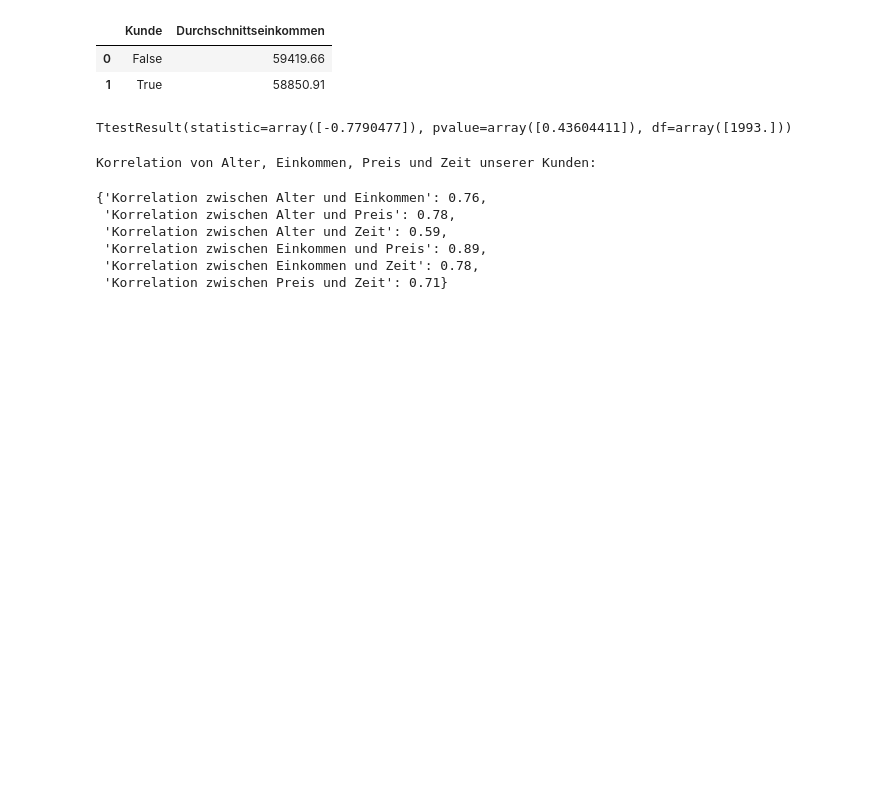
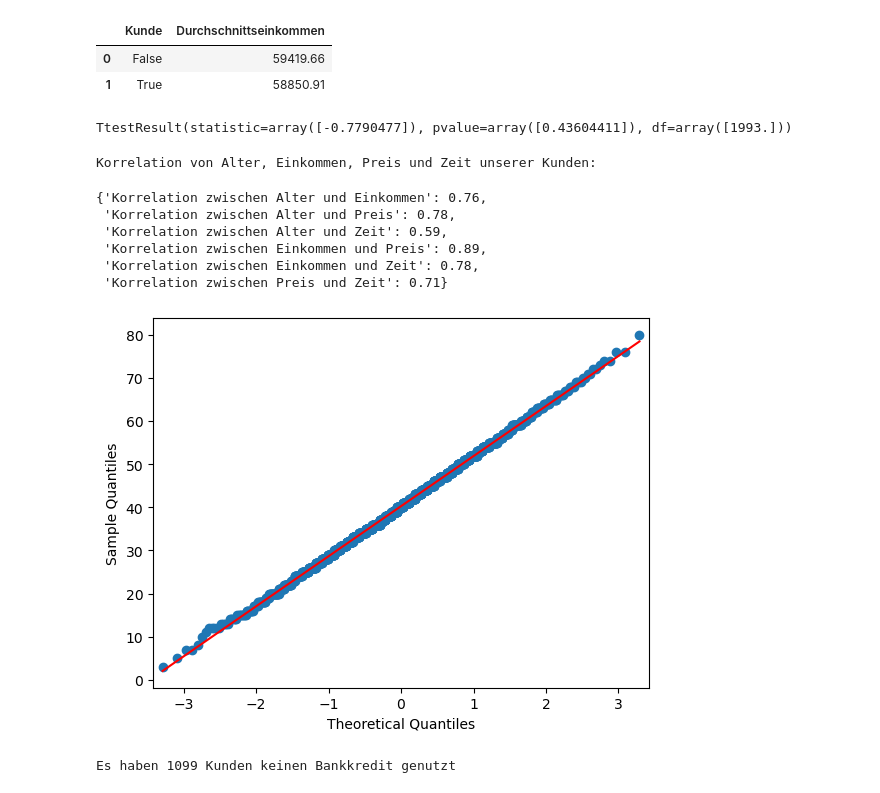
Before and after one commit to Rasger12/final_projectSS24_Group1, a Jupyter notebook: AlleAufgaben.ipynb, the cells around one changed output. Saved outputs shown, nothing was run; the diff lists cells and outputs as text; code cells hidden in the pictures; blank space fills up the shorter version.

Commit message:
Bis aufgabe 13 alles erledigt. Korrektur folgt noch.

```diff
--- a/AlleAufgaben.ipynb
+++ b/AlleAufgaben.ipynb
@@ -229,3 +229,11 @@ Korrelation von Alter, Einkommen, Preis und Zeit unserer Kunden:
  'Korrelation zwischen Preis und Zeit': 0.71}
 # %%
 # Aufgabe 12 - Testen Sie grafisch mit Hilfe eines qq-Plos, ob die Variable Zeit approximativ normalverteilt ist.
+# %%
+import statsmodels.api as sm
+# Mit statsmodels erzeugen wir einen qq Plot unserer Zeit Variable und legen die Normalvertielung (Rotelinie) darüber.
+# Zu sehen ist, dass die Variable Zeit approximativ normalverteilt ist.
+sm.qqplot(df["Zeit"], line="s")
+plt.show()
+# %% [output]
+[figure, added]
@@ -231,0 +244,11 @@ Korrelation von Alter, Einkommen, Preis und Zeit unserer Kunden:
+# %%
+#Bezug auf das vorherig erstellte DataFrame das nur Kundendaten enthält
+# Mit dr Funktion np.where erzeugen wir in diesem df_kunden eine neue Spalte mit der
+# Bedingung, dass das Einkommen größer als der Preis sein muss. Um Fehler zu vereiden Fragen wir ab ob der Preis > 1 ist.
+df_kunden["Kredit"] = np.where((df_kunden["Einkommen"] > df_kunden["Preis"]) & (df_kunden["Preis"] > 1),0,1)
+aufgabe_13 = str(df_kunden.Kredit.sum())
+print("Es haben " + aufgabe_13 + " Kunden keinen Bankkredit genutzt.")
+
+#Es haben 1099 Kunden keinen Bankkredit genutzt
+# %% [output]
+Es haben 1099 Kunden keinen Bankkredit genutzt
```
Also changed, not shown: parts of 1 cell of this notebook.
